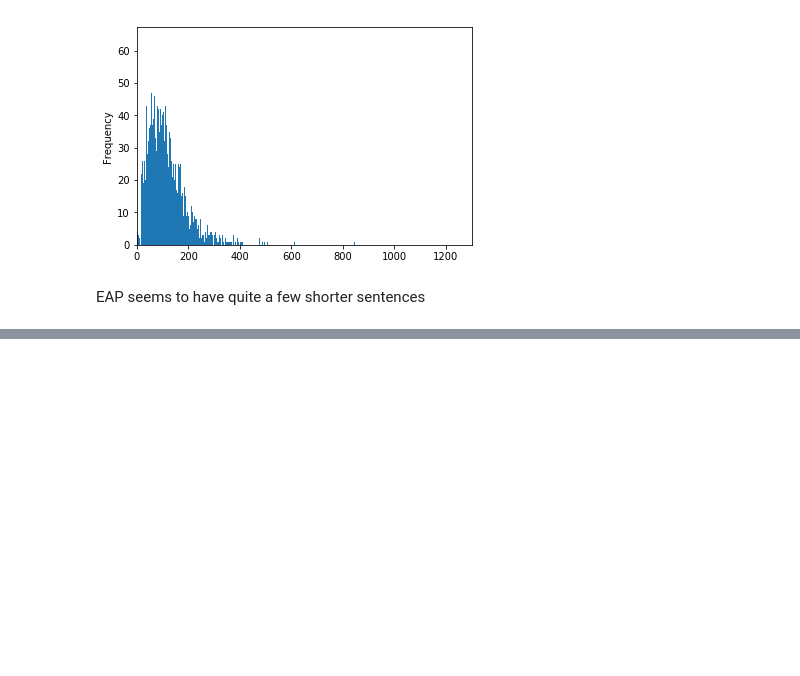
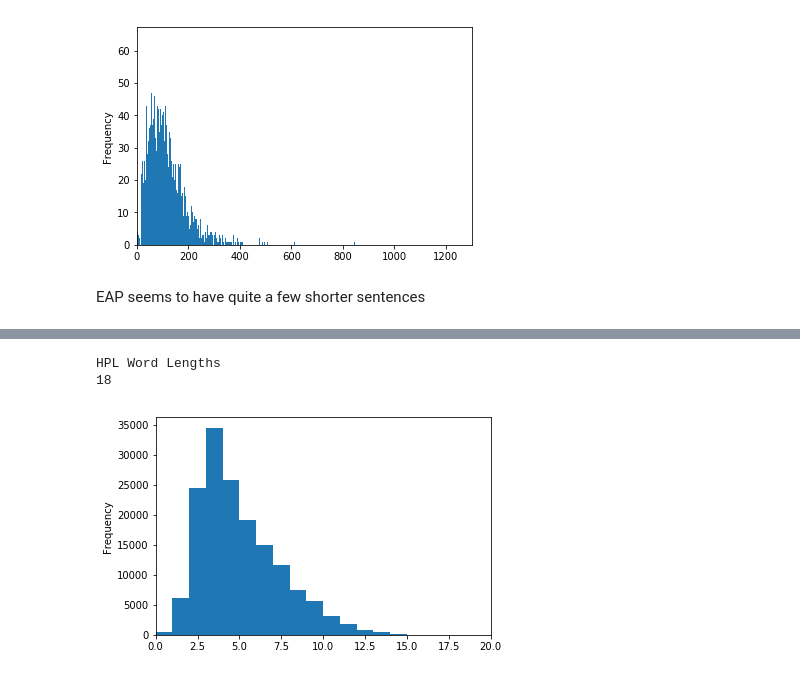
Before and after one commit to fireland15/Spooky-Authors, a Jupyter notebook: Submission 2.ipynb, the cells around one changed output, grey strips where cells are left out. Saved outputs shown, nothing was run; the diff lists cells and outputs as text; code cells hidden in the pictures; blank space fills up the shorter version.

```diff
--- a/Submission 2.ipynb
+++ b/Submission 2.ipynb
@@ -171,0 +186,11 @@ def get_word_lengths(text):
+# %%
+HPL_word_lengths = []
+for text in HPL["text"]:
+    HPL_word_lengths = HPL_word_lengths + get_word_lengths(text)
+print("HPL Word Lengths")
+print(max(HPL_word_lengths))
+plot_hist(HPL_word_lengths, xlim=20)
+# %% [output]
+HPL Word Lengths
+18
+[figure, added]
```
Also changed, not shown: parts of 6 cells of this notebook.
